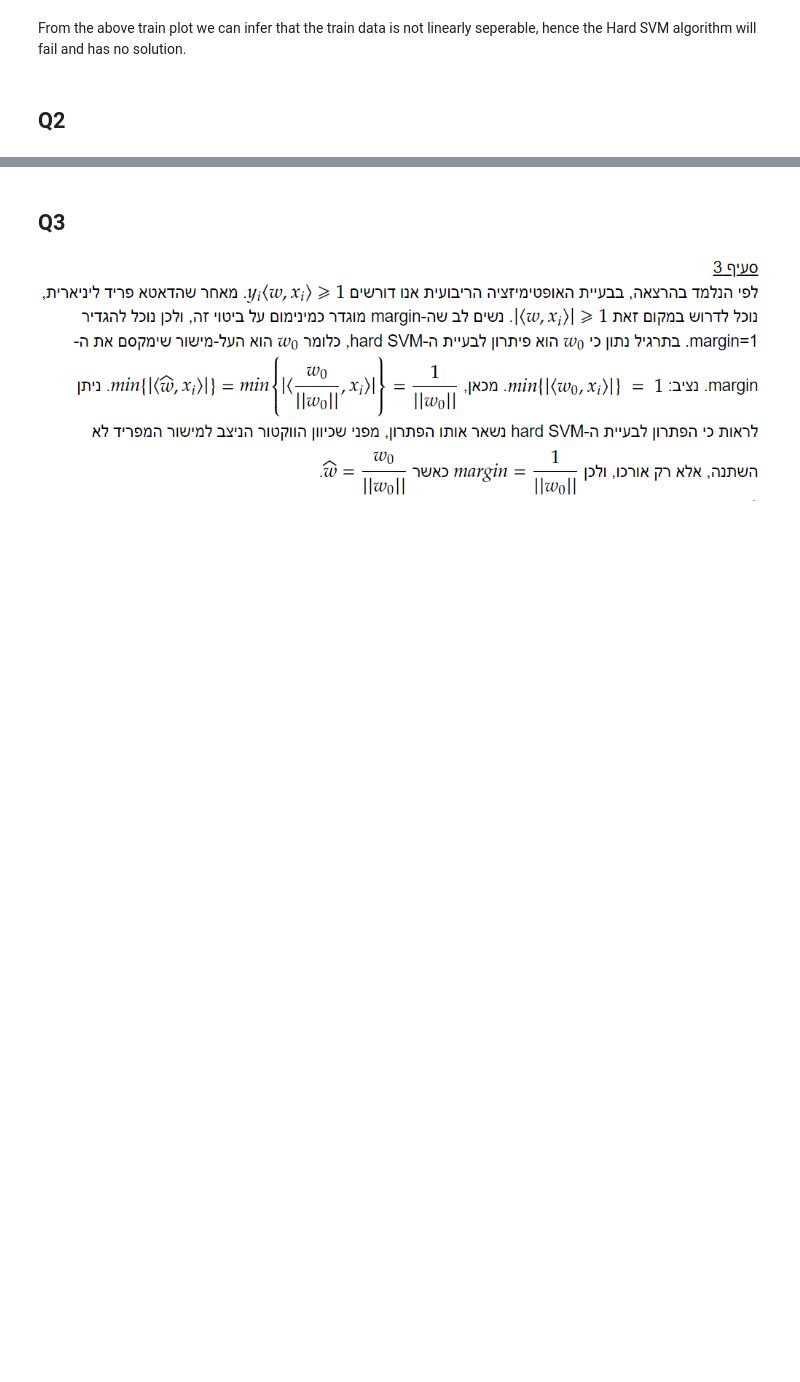
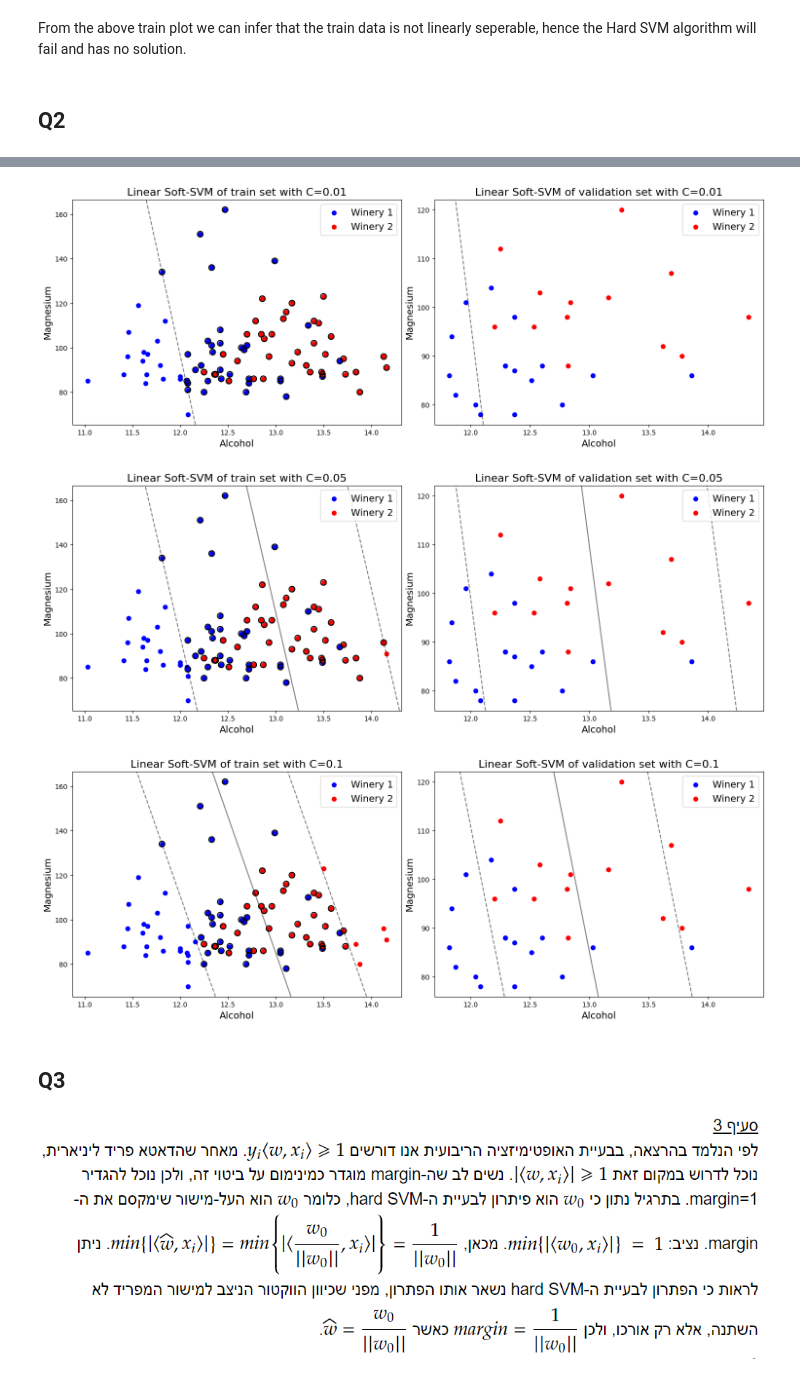
Before and after one commit to AmitShirazi1/ML_hw2, a Jupyter notebook: q1.ipynb, the cells around one changed output, grey strips where cells are left out. Cells and saved outputs as stored; diff of their text form; code cells hidden in the pictures; blank space fills up the shorter version.

```diff
--- a/q1.ipynb
+++ b/q1.ipynb
@@ -120,14 +74,0 @@ def plot_svm(c, X, y, model, ax=None, kernel='linear', deg=None, train_or_val=No
-# %%
-import matplotlib.pyplot as plt
-from sklearn.svm import SVC
-c_list = [0.01, 0.05, 0.1]
-margin_list = []
-for c in c_list:
-    X_train=train_df[['alcohol', 'magnesium']].values
-    y_train=train_df['target'].values
-    model = SVC(kernel='linear', C=c)
-    plot_svm(c, X_train, y_train, model, train_or_val='train', xlabel='Alcohol', ylabel='Magnesium')
-    X_val=val_df[['alcohol', 'magnesium']].values
-    y_val=val_df['target'].values
-    plot_svm(c, X_val, y_val, model, train_or_val='validation', xlabel='Alcohol', ylabel='Magnesium')
-    margin_list.append(1/np.linalg.norm(model.coef_))
@@ -141,3 +123,12 @@ for c in c_list:
+# %%
+c_list = [0.01, 0.05, 0.1]
+# For each C value, train and plot the SVM model for the train and test datasets.
+for c in c_list:
+    plot_svm_train_and_test(train_df, val_df, c)
+# %% [output]
+[figure, added]
+[figure, added]
+[figure, added]
 # %% [markdown]
 ## Q3
 ![צילום מסך 2024-02-19 200036.png](<attachment:צילום מסך 2024-02-19 200036.png>)
```
Also changed, not shown: parts of 13 cells of this notebook.
